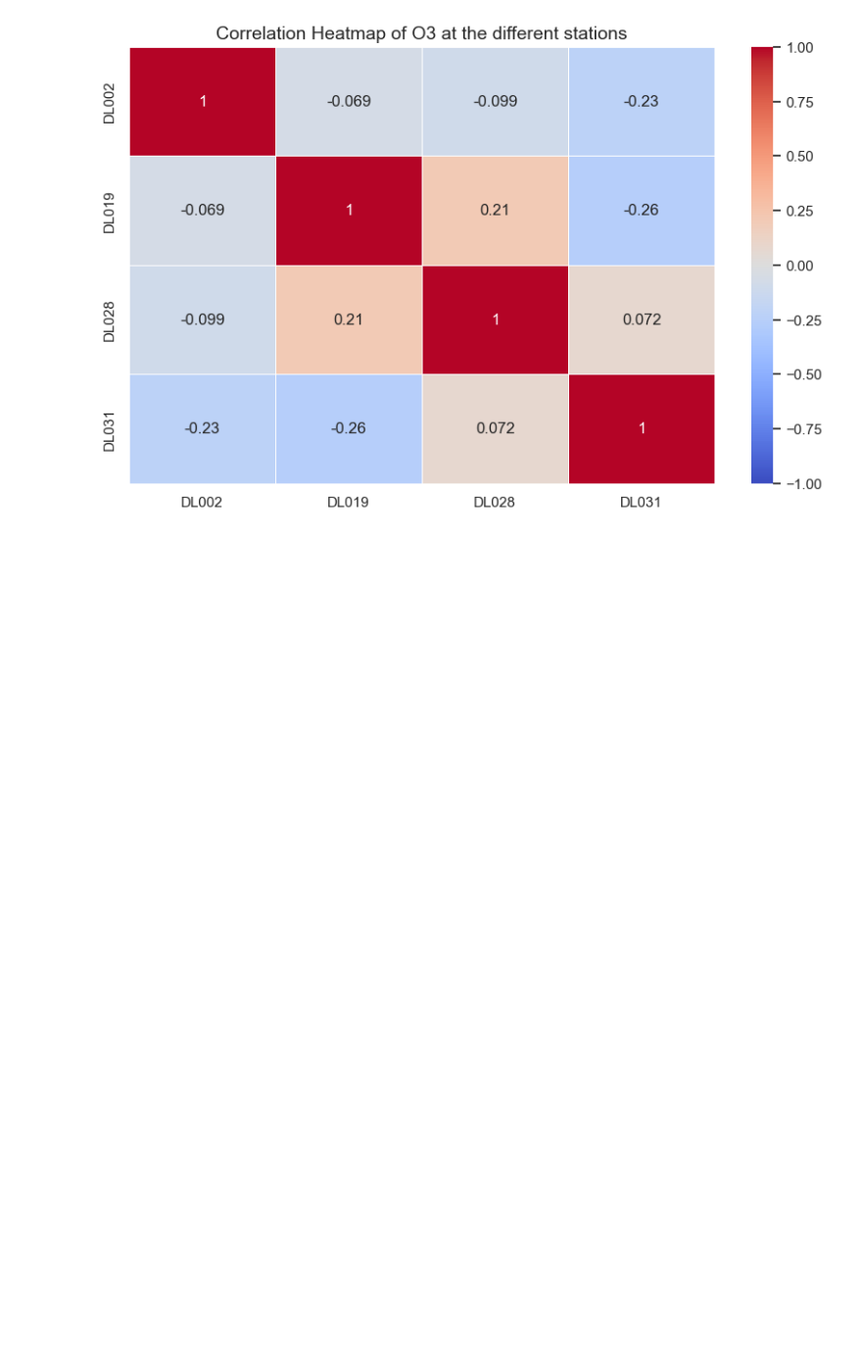
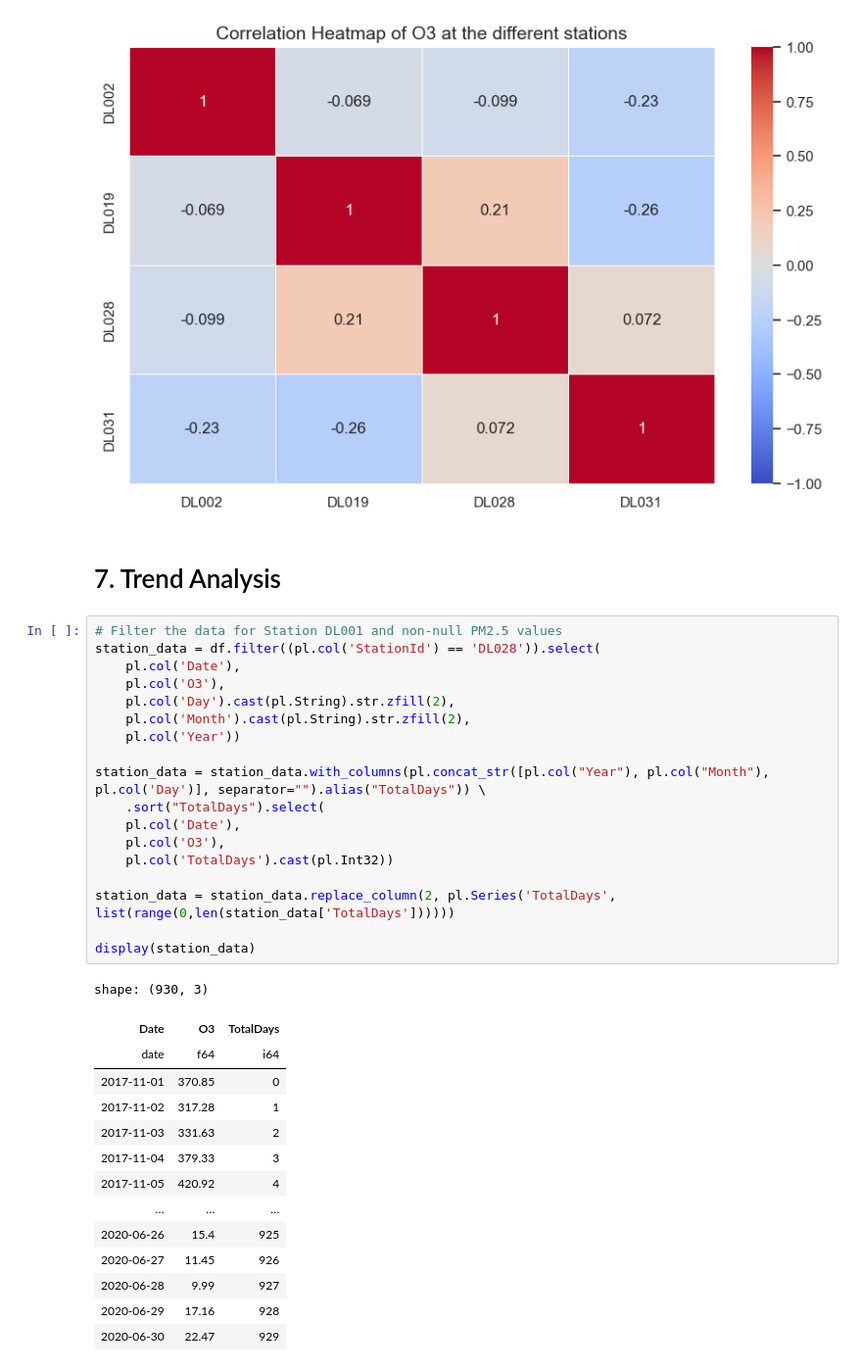
Before and after one commit to oliveira-da-silva-patrick/Workshop1-Project1-AirQualityInIndia, a Jupyter notebook: main_complete.ipynb, the cells around one changed output. Shown at 98% size. Drawn from its saved outputs; the diff is of its cells as text; blank space fills up the shorter version.

Commit message:
added trend analysis

```diff
--- a/main_complete.ipynb
+++ b/main_complete.ipynb
@@ -255,3 +256,38 @@ for air_metric in air_metrics:
 [figure]
 [figure]
 [figure]
+# %% [markdown]
+# 7. Trend Analysis
+# %%
+# Filter the data for Station DL001 and non-null PM2.5 values
+station_data = df.filter((pl.col('StationId') == 'DL028')).select(
+    pl.col('Date'),
+    pl.col('O3'),
+    pl.col('Day').cast(pl.String).str.zfill(2),
+    pl.col('Month').cast(pl.String).str.zfill(2),
+    pl.col('Year'))
+
+station_data = station_data.with_columns(pl.concat_str([pl.col("Year"), pl.col("Month"), pl.col('Day')], separator="").alias("TotalDays")) \
+    .sort("TotalDays").select(
+    pl.col('Date'),
+    pl.col('O3'),
+    pl.col('TotalDays').cast(pl.Int32))
+
+station_data = station_data.replace_column(2, pl.Series('TotalDays', list(range(0,len(station_data['TotalDays'])))))
+
+display(station_data)
+# %% [output]
+shape: (930, 3)
+| Date | O3 | TotalDays |
+| date | f64 | i64 |
+| 2017-11-01 | 370.85 | 0 |
+| 2017-11-02 | 317.28 | 1 |
+| 2017-11-03 | 331.63 | 2 |
+| 2017-11-04 | 379.33 | 3 |
+| 2017-11-05 | 420.92 | 4 |
+| … | … | … |
+| 2020-06-26 | 15.4 | 925 |
+| 2020-06-27 | 11.45 | 926 |
+| 2020-06-28 | 9.99 | 927 |
+| 2020-06-29 | 17.16 | 928 |
+| 2020-06-30 | 22.47 | 929 |
```
Also changed, not shown: parts of 5 cells of this notebook.
